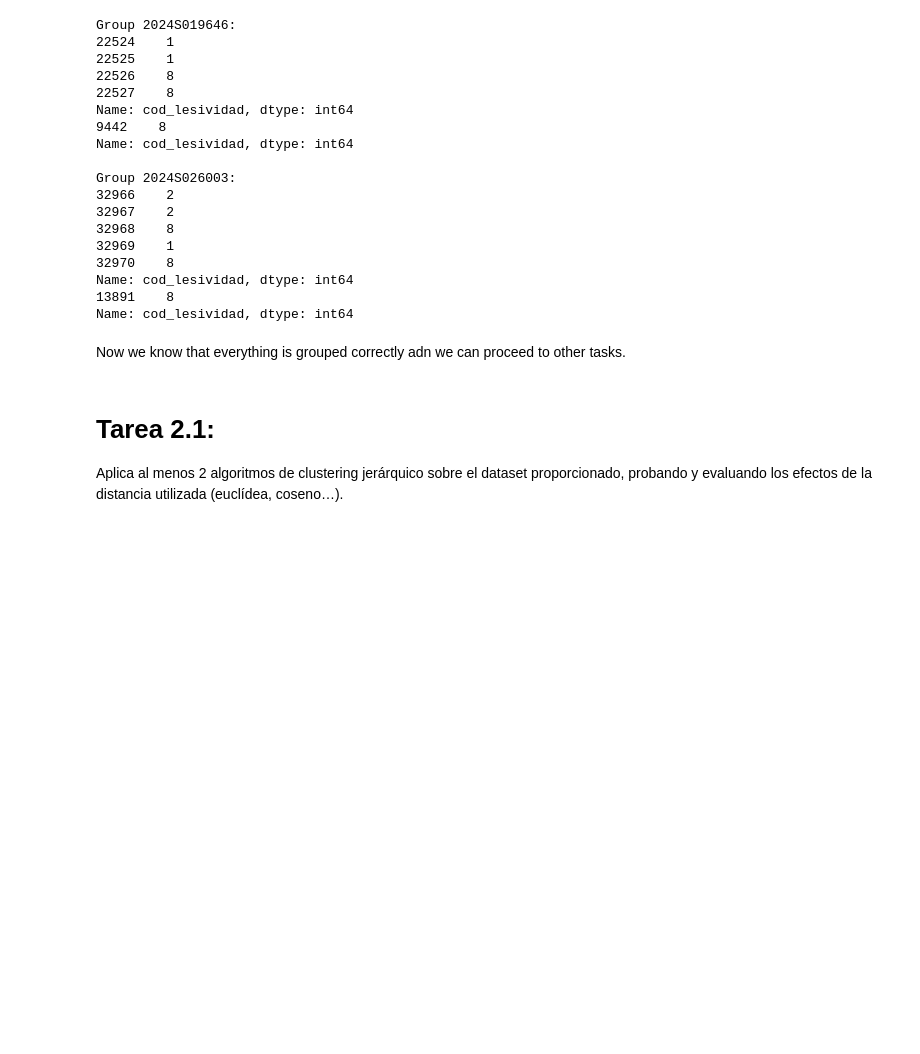
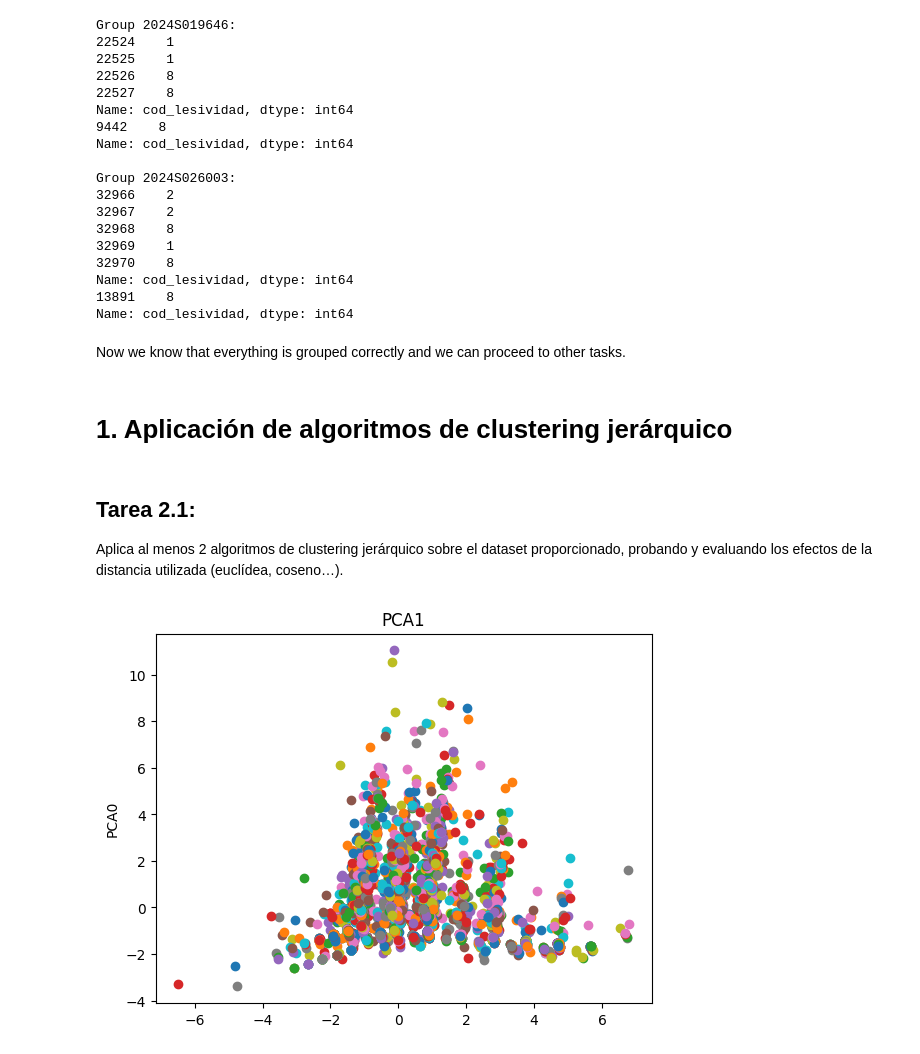
Before and after one commit to kliniik/Practica_AAI_2, a Jupyter notebook: 1_jerarquico.ipynb, the cells around one changed output. Saved outputs shown, nothing was run; the diff lists cells and outputs as text; code cells hidden in the pictures; blank space fills up the shorter version.

Commit message:
Inicio clustering jerarquico

```diff
--- a/1_jerarquico.ipynb
+++ b/1_jerarquico.ipynb
@@ -742,3 +718,3 @@ frequency_map = {
 # %%
 # change the names in rango edad so that they don't contain spaces
-df['rango_edad'] = df['rango_edad'].str.replace(' ', '_')
+df['rango_edad'] = df['rango_edad'].str.replace(' ', '_').str.lower()
@@ -1068,24 +1082,14 @@ aggregations = {
     'sexo_Hombre': 'sum',
     'sexo_Desconocido': 'sum',
 
-    'rango_edad_De_10_a_14_años': 'sum',
-    'rango_edad_De_15_a_17_años': 'sum',
-    'rango_edad_De_18_a_20_años': 'sum',
-    'rango_edad_De_21_a_24_años': 'sum',
-    'rango_edad_De_25_a_29_años': 'sum',
-    'rango_edad_De_30_a_34_años': 'sum',
-    'rango_edad_De_35_a_39_años': 'sum',
-    'rango_edad_De_40_a_44_años': 'sum',
-    'rango_edad_De_45_a_49_años': 'sum',
-    'rango_edad_De_50_a_54_años': 'sum',
-    'rango_edad_De_55_a_59_años': 'sum',
-    'rango_edad_De_60_a_64_años': 'sum',
-    'rango_edad_De_65_a_69_años': 'sum',
-    'rango_edad_De_6_a_9_años': 'sum',
-    'rango_edad_De_70_a_74_años': 'sum',
-    'rango_edad_Desconocido': 'sum',
-    'rango_edad_Menor_de_5_años': 'sum',
-    'rango_edad_Más_de_74_años': 'sum',
+    'rango_edad_0': 'sum',
+    'rango_edad_0-17': 'sum',
+    'rango_edad_18-24': 'sum',
+    'rango_edad_25-34': 'sum',
+    'rango_edad_35-44': 'sum',
+    'rango_edad_45-59': 'sum',
+    'rango_edad_60+': 'sum',
+
 
     'tipo_persona_Conductor': 'sum',
     'tipo_persona_Pasajero': 'sum',
@@ -1194,9 +1207,26 @@ Name: cod_lesividad, dtype: int64
 13891    8
 Name: cod_lesividad, dtype: int64
 # %% [markdown]
-Now we know that everything is grouped correctly adn we can proceed to other tasks.
+Now we know that everything is grouped correctly and we can proceed to other tasks.
+# %%
+df_grouped.drop(columns=['num_expediente'], inplace=True)
+# %% [markdown]
+# 1. Aplicación de algoritmos de clustering jerárquico
 # %% [markdown]
-# Tarea 2.1:
+## Tarea 2.1:
 Aplica al menos 2 algoritmos de clustering jerárquico sobre el dataset
 proporcionado, probando y evaluando los efectos de la distancia utilizada (euclídea,
 coseno…).
+# %%
+from sklearn.decomposition import PCA
+pca = PCA(n_components=2, random_state=69)
+pcaTrain = pca.fit_transform(df_grouped)
+# %%
+fig, ax = plt.subplots()
+ax.set_ylabel('PCA0')
+ax.set_title('PCA1')
+for i in range(7889):
+    ax.scatter(pcaTrain[i][0],pcaTrain[i][1])
+plt.show()
+# %% [output]
+[figure, added]
```
Also changed, not shown: parts of 50 cells of this notebook.
